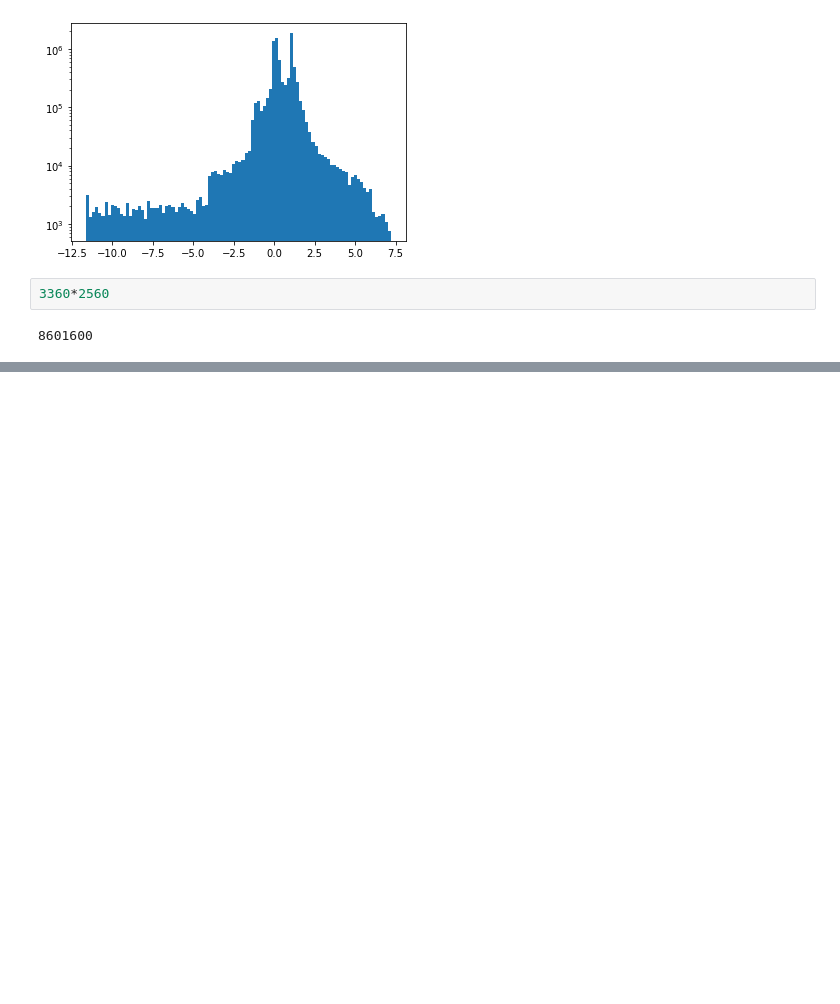
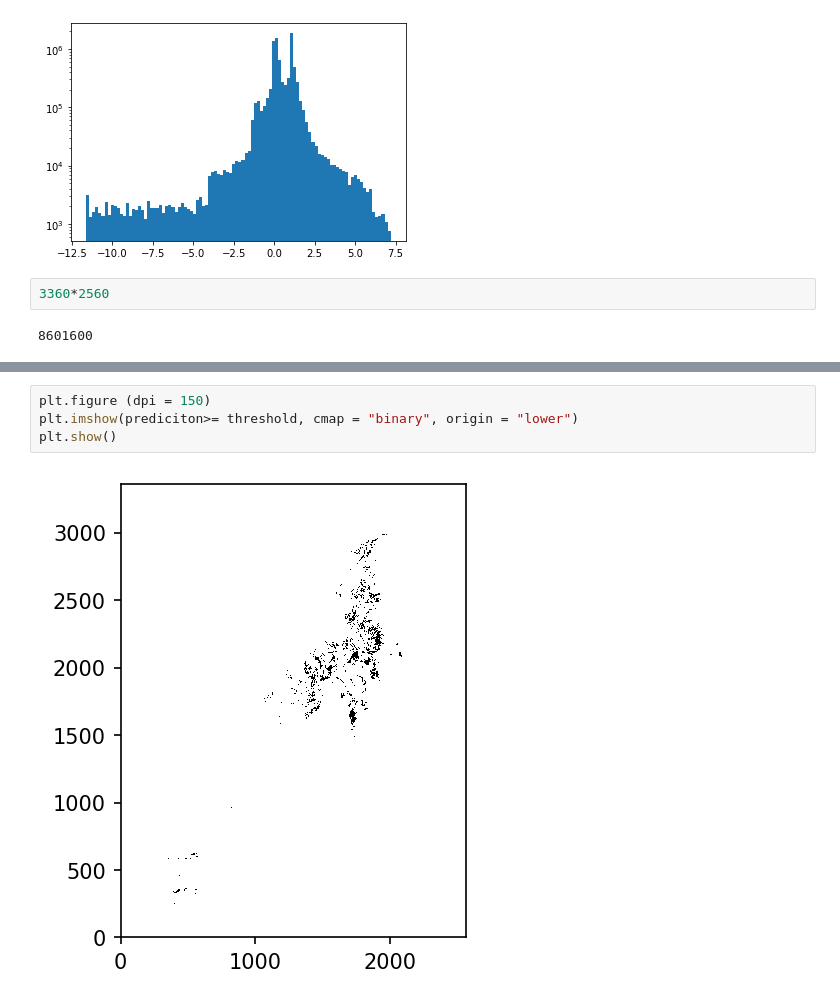
Before and after one commit to Yuchaowni/rainymotion, a Jupyter notebook: docs/notebooks/kakuho_server_data.ipynb, the cells around one changed output, grey strips where cells are left out. Cells and saved outputs as stored; diff of their text form; blank space fills up the shorter version.

```diff
--- a/docs/notebooks/kakuho_server_data.ipynb
+++ b/docs/notebooks/kakuho_server_data.ipynb
@@ -131,0 +182,6 @@ optional arguments:
+# %%
+plt.figure (dpi = 150)
+plt.imshow(prediciton>= threshold, cmap = "binary", origin = "lower")
+plt.show()
+# %% [output]
+[figure, added]
```
Also changed, not shown: parts of 12 cells of this notebook, 5 other files.
